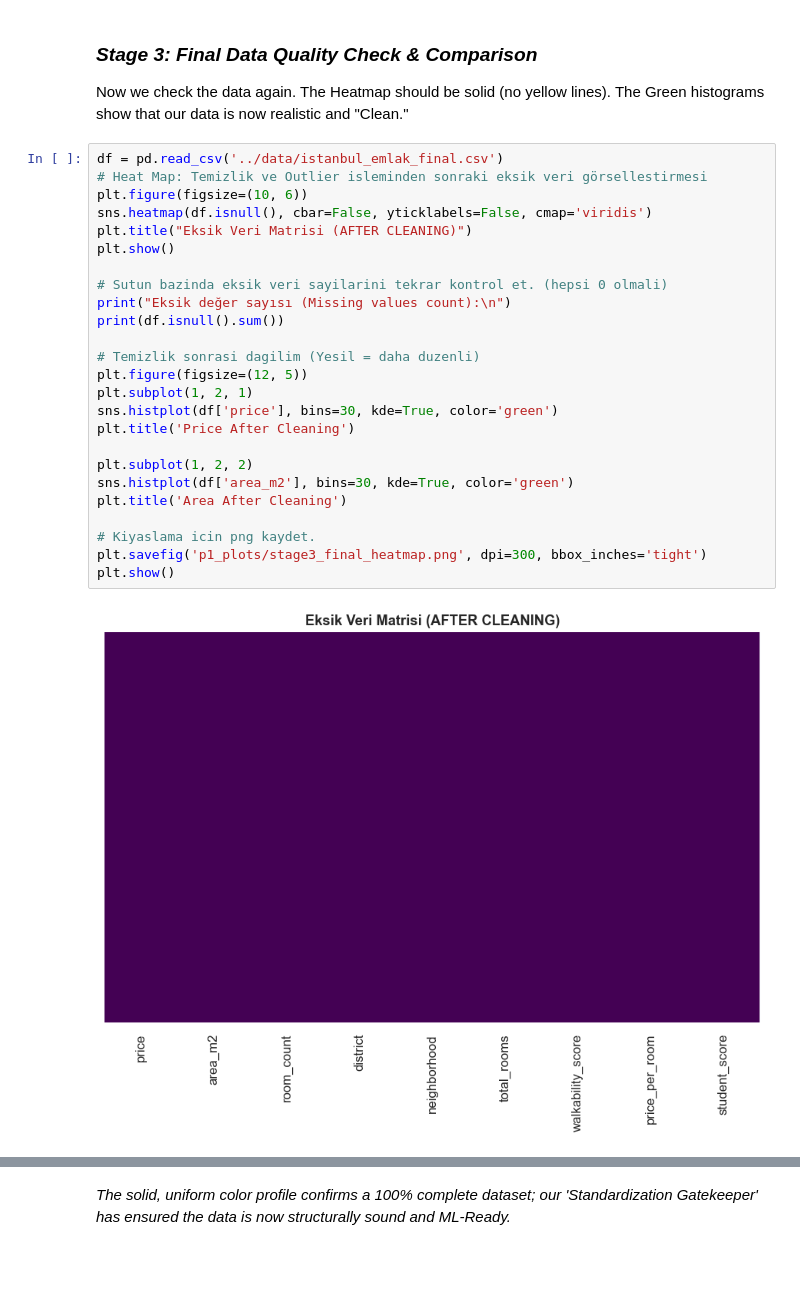
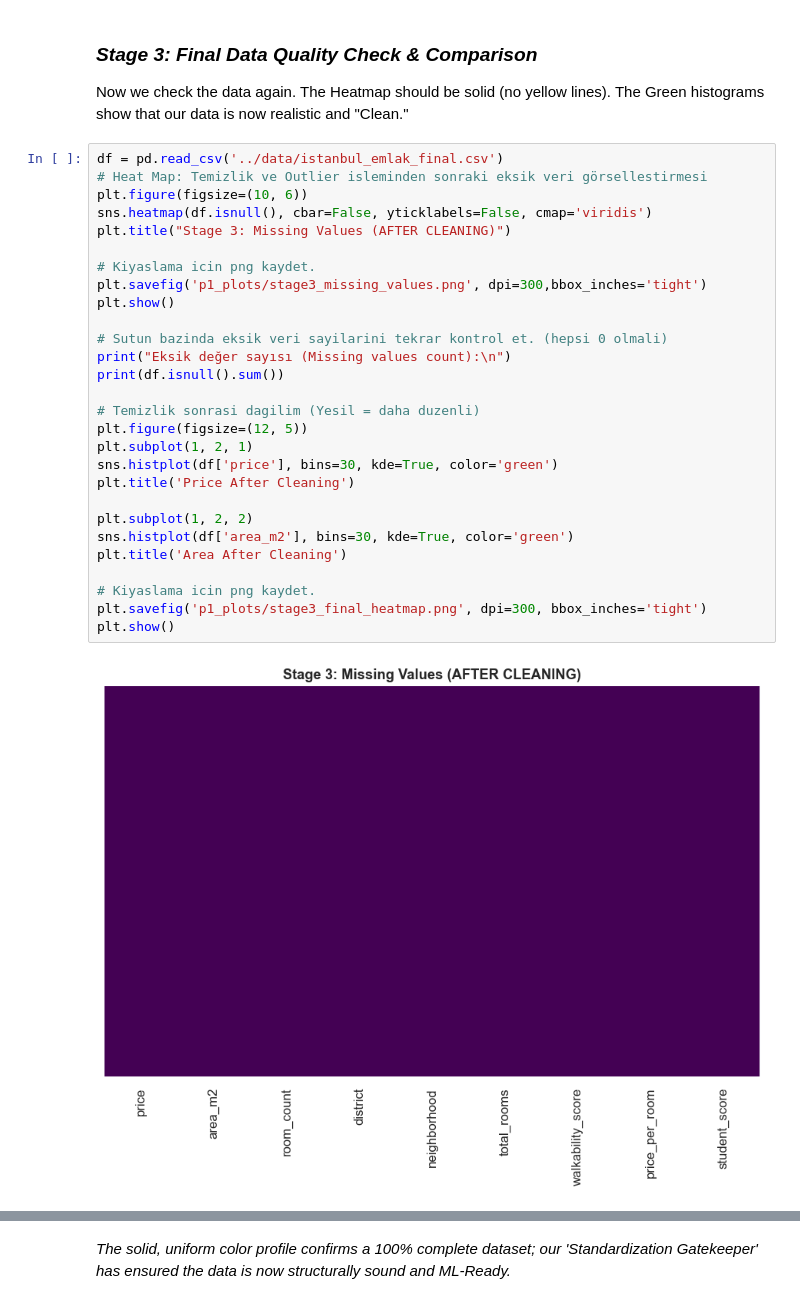
Before and after one commit to oykutugana/istanbul-rent-walkability-analysis, a Jupyter notebook: p1/p1_eda_<24018020>.ipynb, the cells around one changed output, grey strips where cells are left out. Saved outputs shown, nothing was run; the diff lists cells and outputs as text; blank space fills up the shorter version.

```diff
--- a/p1/p1_eda_<24018020>.ipynb
+++ b/p1/p1_eda_<24018020>.ipynb
@@ -768,30 +768,33 @@ The Green histograms show that our data is now realistic and "Clean."
 # %%
 df = pd.read_csv('../data/istanbul_emlak_final.csv')
 # Heat Map: Temizlik ve Outlier isleminden sonraki eksik veri görsellestirmesi
 plt.figure(figsize=(10, 6))
 sns.heatmap(df.isnull(), cbar=False, yticklabels=False, cmap='viridis')
-plt.title("Eksik Veri Matrisi (AFTER CLEANING)")
+plt.title("Stage 3: Missing Values (AFTER CLEANING)")
+
+# Kiyaslama icin png kaydet.
+plt.savefig('p1_plots/stage3_missing_values.png', dpi=300,bbox_inches='tight')
 plt.show()
 
 # Sutun bazinda eksik veri sayilarini tekrar kontrol et. (hepsi 0 olmali)
 print("Eksik değer sayısı (Missing values count):\n")
 print(df.isnull().sum())
 
 # Temizlik sonrasi dagilim (Yesil = daha duzenli)
 plt.figure(figsize=(12, 5))
 plt.subplot(1, 2, 1)
 sns.histplot(df['price'], bins=30, kde=True, color='green')
 plt.title('Price After Cleaning')
 
 plt.subplot(1, 2, 2)
 sns.histplot(df['area_m2'], bins=30, kde=True, color='green')
 plt.title('Area After Cleaning')
 
 # Kiyaslama icin png kaydet.
 plt.savefig('p1_plots/stage3_final_heatmap.png', dpi=300, bbox_inches='tight')
 plt.show()
 # %% [output]
-[figure, old version]
+[figure, new version]
 Eksik değer sayısı (Missing values count):
 
 price                0
```
Also changed, not shown: parts of 2 cells of this notebook, 18 other files.
